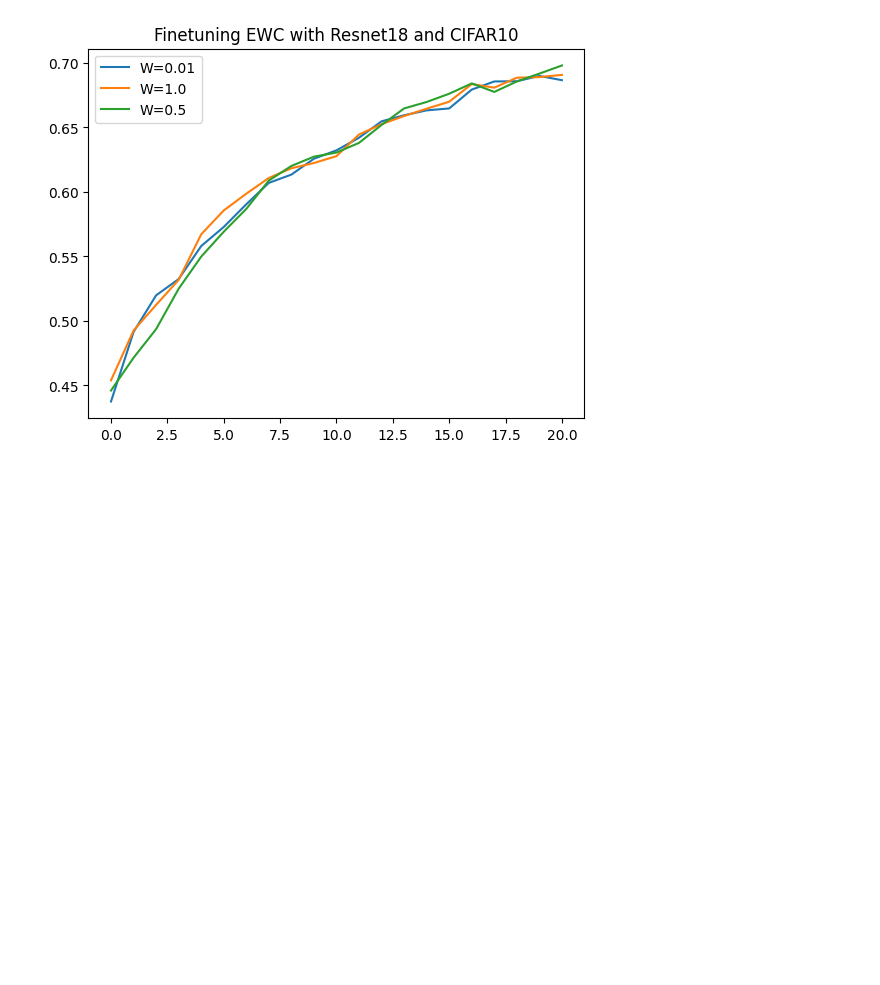
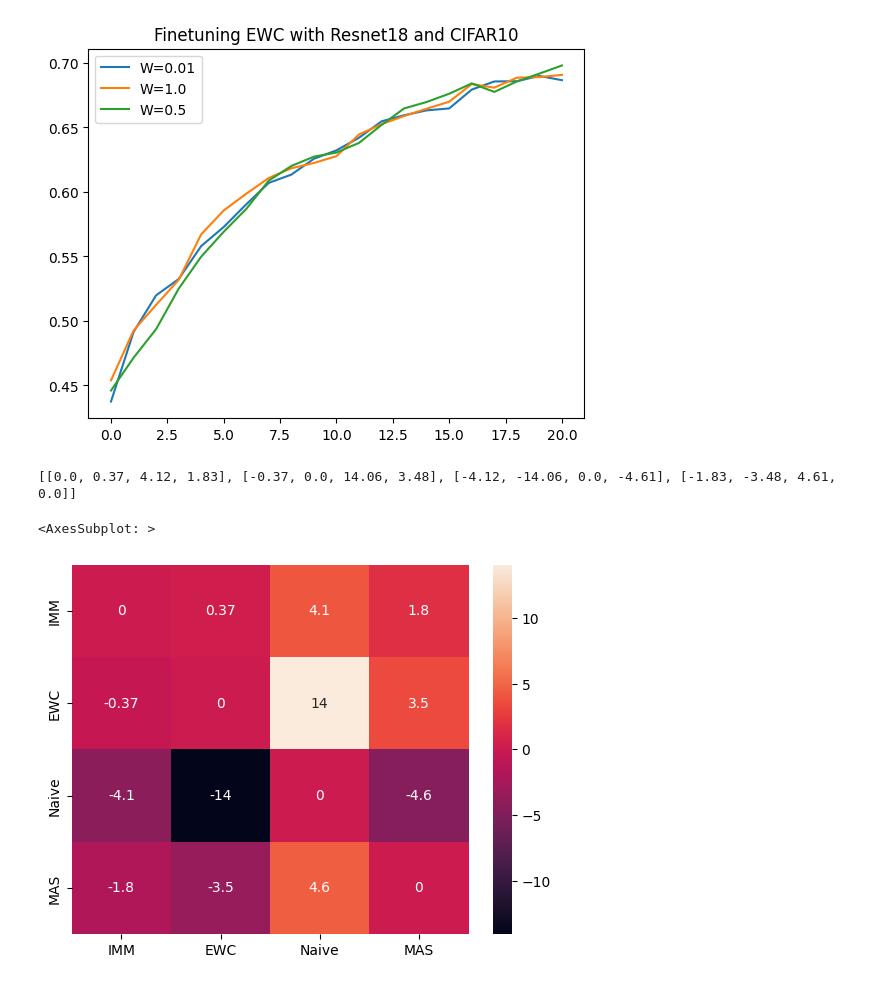
Before and after one commit to FelixMoeller3/calms, a Jupyter notebook: src/evaluation/eval_model_stealing.ipynb, the cells around one changed output. Cells and saved outputs as stored; diff of their text form; code cells hidden in the pictures; blank space fills up the shorter version.

```diff
--- a/src/evaluation/eval_model_stealing.ipynb
+++ b/src/evaluation/eval_model_stealing.ipynb
@@ -202,3 +205,36 @@ plt.title("Finetuning EWC with Resnet18 and CIFAR10")
 plt.show()
 # %% [output]
 [figure]
+# %%
+def calculate_ppm(values: List[List[float]]) -> List[List[float]]:
+    scores = []
+    for i,outer_val in enumerate(values):
+        cur_score = []
+        for j,inner_val in enumerate(values):
+            if i==j:
+                cur_score.append(0.0)
+            else:
+                cur_score.append(calc_t_test(outer_val,inner_val))
+        scores.append(cur_score)
+    return scores
+
+
+def calc_t_test(a: List[float], b: List[float]) -> float:
+    mu = np.sum(a - b)/len(a)
+    s = np.sum((a- b -mu)**2)/(len(a)-1)
+    sigma = np.sqrt(s)
+    return round(np.sqrt(len(a))*mu/sigma,2)
+# %%
+imm = [0.3457, 0.5126, 0.5656, 0.5914, 0.6151, 0.6333, 0.6505, 0.664, 0.6771, 0.6946, 0.709, 0.7176, 0.7142, 0.7269, 0.7323, 0.7325, 0.7395, 0.7489, 0.7509, 0.7628, 0.7682]
+ewc = [0.4016, 0.5, 0.5478, 0.5783, 0.6023, 0.6269, 0.6525, 0.6608, 0.6755, 0.6871, 0.6994, 0.7099, 0.7168, 0.7288, 0.7339, 0.7356, 0.7489, 0.75, 0.7535, 0.7527, 0.7652]
+naive = [0.3968, 0.4744, 0.526, 0.5584, 0.5768, 0.6108, 0.6387, 0.648, 0.6613, 0.6708, 0.6796, 0.7004, 0.7027, 0.7127, 0.7214, 0.7225, 0.7337, 0.7376, 0.7418, 0.7407, 0.7453]
+mas = [0.4093, 0.5136, 0.5464, 0.5789, 0.5942, 0.622, 0.6427, 0.6497, 0.6685, 0.6784, 0.6981, 0.7007, 0.711, 0.7114, 0.7168, 0.7329, 0.7359, 0.7412, 0.745, 0.7551, 0.756]
+vals = [np.array(imm),np.array(ewc),np.array(naive),np.array(mas)]
+ppm_vals = calculate_ppm(vals)
+print(ppm_vals)
+methods = ["IMM","EWC","Naive","MAS"]
+sns.heatmap(ppm_vals, annot=True,xticklabels=methods,yticklabels=methods)
+# %% [output]
+[[0.0, 0.37, 4.12, 1.83], [-0.37, 0.0, 14.06, 3.48], [-4.12, -14.06, 0.0, -4.61], [-1.83, -3.48, 4.61, 0.0]]
+<AxesSubplot: >
+[figure, added]
```
Also changed, not shown: parts of 1 cell of this notebook.
